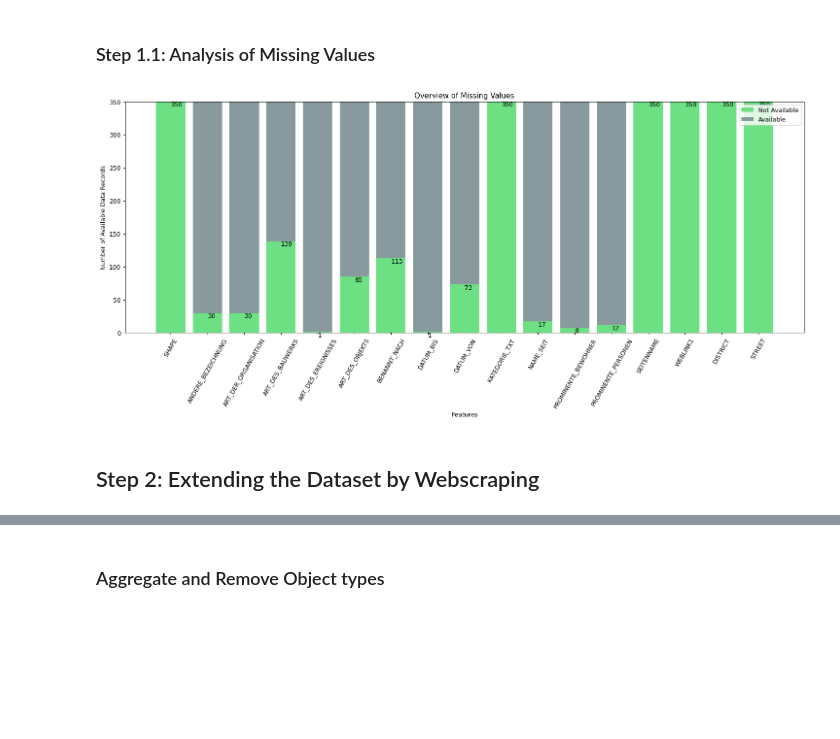
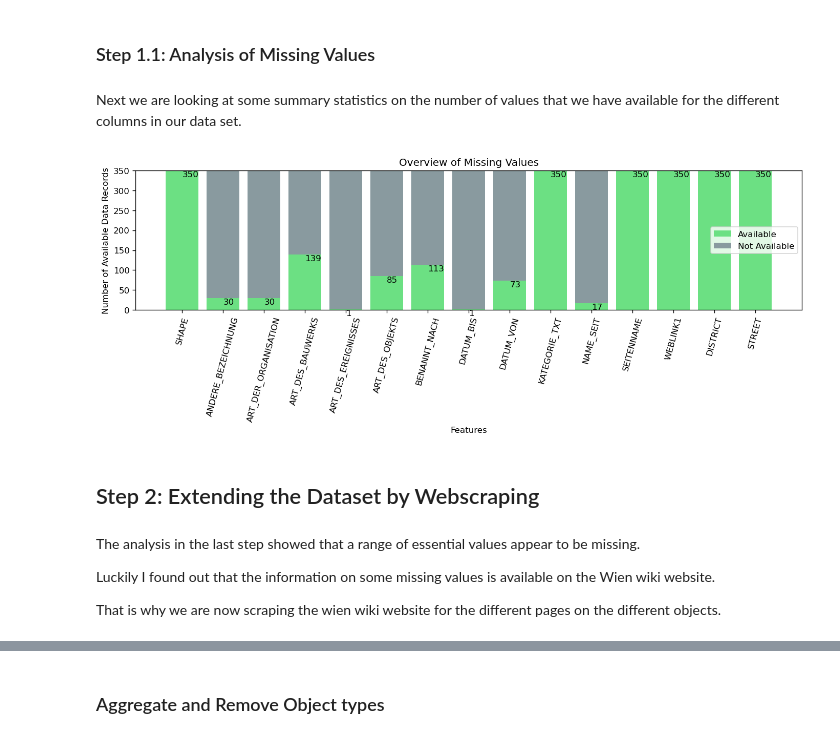
Before and after one commit to dario-x/history_seven, a Jupyter notebook: preprocessing.ipynb, the cells around one changed output, grey strips where cells are left out. Drawn from its saved outputs; the diff is of its cells as text; code cells hidden in the pictures; blank space fills up the shorter version.

```diff
--- a/preprocessing.ipynb
+++ b/preprocessing.ipynb
@@ -32,0 +75,3 @@ df['STREET'] = df['ADRESSE'].str[5:]
+# %%
+df_filtered = df[df['DISTRICT'] == '07']
+pd.DataFrame(df_filtered.count()).style
@@ -33,8 +107,4 @@ df['STREET'] = df['ADRESSE'].str[5:]
 # %%
-df_n = df[df['DISTRICT'] == '07']
-df_n.count
-
-df_n.drop(columns=['FID','OBJECTID', 'ADRESSE', 'BEZIRK', 'BEZIRK_TXT', 'EINLAGEZAHL',
-                    'FRUEHERE_BEZEICHNUNG', 'KATEGORIE', 'LAGE', 'PAGEID', 'STADTPLAN', 'SE_ANNO_CAD_DATA'], inplace=True)
-df_n.head(2)
-#df_n.shape
+df_filtered = df_filtered.drop(columns=['FID','OBJECTID', 'ADRESSE', 'BEZIRK', 'BEZIRK_TXT', 'EINLAGEZAHL',
+                    'FRUEHERE_BEZEICHNUNG', 'KATEGORIE', 'LAGE', 'PAGEID', 'STADTPLAN',
+                   'PROMINENTE_BEWOHNER', 'PROMINENTE_PERSONEN', 'SE_ANNO_CAD_DATA'], inplace=False)
@@ -63,8 +125,14 @@ df_n.KATEGORIE_TXT.value_counts().plot(kind='barh')
 [figure]
 # %% [markdown]
 ### Step 1.1: Analysis of Missing Values
+# %% [markdown]
+Next we are looking at some summary statistics on the number of values that
+we have available for the different columns in our data set.
 # %%
 def visualize_missing_values(dataframe):
+    """
+    method to visualize the number of missing and available values per column
+    """
     numer_of_na = dataframe.isnull().sum(axis = 0)
     numer_of_na = numer_of_na.to_frame()
 
@@ -74,12 +142,12 @@ def visualize_missing_values(dataframe):
     index = numer_of_na
 
     #specify resolution
-    plt.figure(figsize=(20, 7), dpi=90)
+    plt.figure(figsize=(14, 3), dpi=120)
 
     #print bars
-    plt.bar(numer_of_na.index, height=numer_of_a[0], color='#6ce083', label='Not Available')
-    plt.bar(numer_of_na.index, bottom=numer_of_a[0], height=numer_of_na[0], color='#899a9f', label='Available')
-    plt.legend()
+    plt.bar(numer_of_na.index, height=numer_of_a[0], color='#6ce083', label='Available')
+    plt.bar(numer_of_na.index, bottom=numer_of_a[0], height=numer_of_na[0], color='#899a9f', label='Not Available')
+    plt.legend(loc='center right')
     plt.title('Overview of Missing Values')
 
     #show values of bars
@@ -91,12 +159,18 @@ def visualize_missing_values(dataframe):
     plt.ylabel('Number of Available Data Records')
 
     #rotate x labels
-    _ = plt.xticks(rotation=60)
+    _ = plt.xticks(rotation=75)
 # %%
-visualize_missing_values(df_n)
+visualize_missing_values(df_filtered)
 # %% [output]
-[figure, old version]
+[figure, new version]
 # %% [markdown]
 ## Step 2: Extending the Dataset by Webscraping
+# %% [markdown]
+The analysis in the last step showed that a range of essential values appear to be missing.
+
+Luckily I found out that the information on some missing values is available on the Wien wiki website.
+
+That is why we are now scraping the wien wiki website for the different pages on the different objects.
 # %%
 def look_up_facts(url):
```
Also changed, not shown: parts of 50 cells of this notebook, 40 other files.
